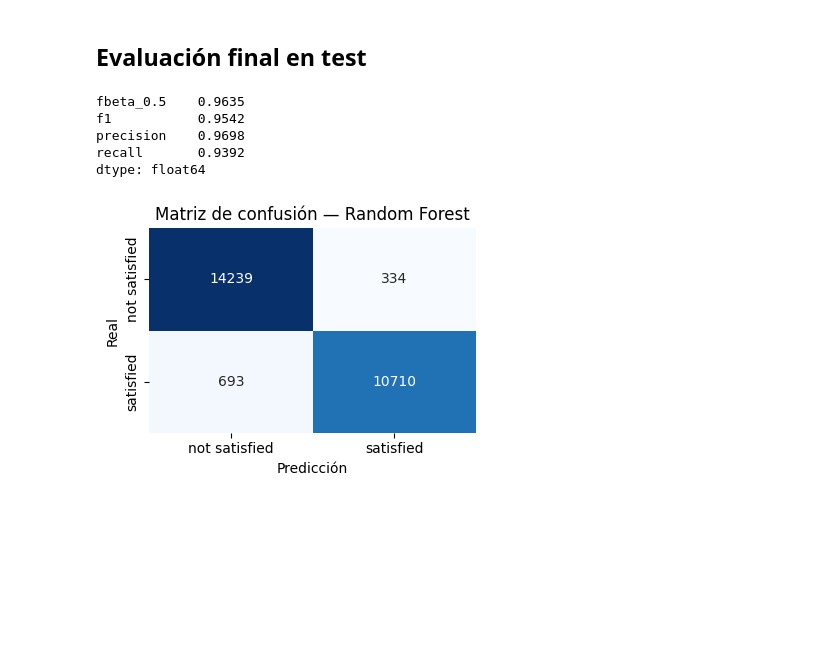
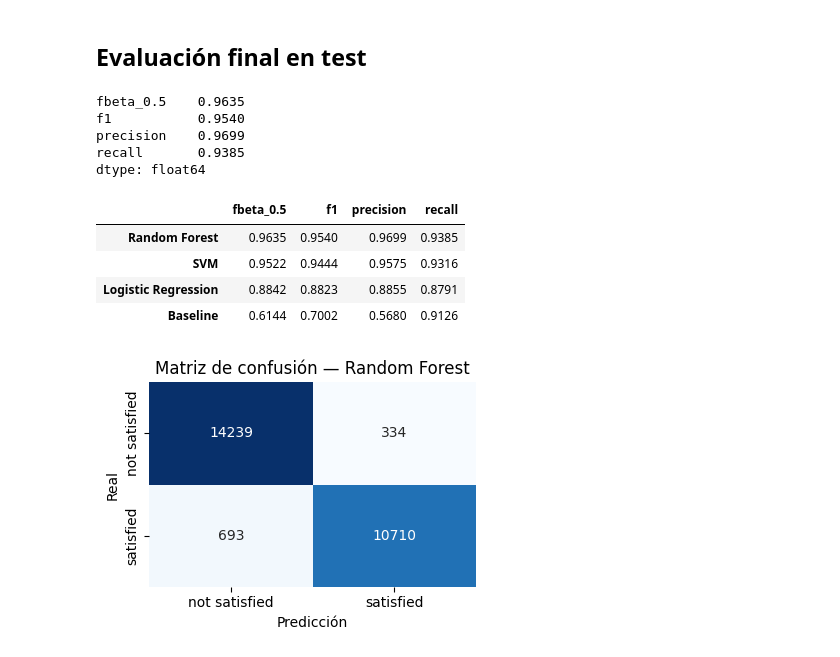
Before and after one commit to FIUBA-Posgrado-Inteligencia-Artificial/aprMaqI_CEIA, a Jupyter notebook: trabajo_practico/desarrollo.ipynb, the cells around one changed output. Drawn from its saved outputs; the diff is of its cells as text; code cells hidden in the pictures; blank space fills up the shorter version.

Commit message:
Calculo de mejor modelo

```diff
--- a/trabajo_practico/desarrollo.ipynb
+++ b/trabajo_practico/desarrollo.ipynb
@@ -1768,19 +1766,23 @@ df_test_model_ready = pd.read_csv("./datasets/df_test_model_ready.csv")
 X_test = df_test_model_ready.drop(columns=target_var)
 
 y_test = df_test_model_ready[target_var]
-
-best_model = models["Random Forest"]
-
-best_model.fit(X_train, y_train)
-
-y_test_pred = best_model.predict(X_test)
-
-test_metrics = eval_metrics(y_test, y_test_pred, pos_label)
-
-pd.Series(test_metrics).round(4)
 # %% [output]
 fbeta_0.5    0.9635
-f1           0.9542
-precision    0.9698
-recall       0.9392
+f1           0.9540
+precision    0.9699
+recall       0.9385
 dtype: float64
+# %%
+collector = MetricsCollector()
+
+for name, model in models.items():
+    y_pred = model.fit(X_train, y_train).predict(X_test)
+    collector.add(name, eval_metrics(y_test, y_pred, pos_label))
+
+collector.to_dataframe().sort_values('fbeta_0.5', ascending=False).round(4)
+# %% [output]
+|  | fbeta_0.5 | f1 | precision | recall |
+| Random Forest | 0.9635 | 0.9540 | 0.9699 | 0.9385 |
+| SVM | 0.9522 | 0.9444 | 0.9575 | 0.9316 |
+| Logistic Regression | 0.8842 | 0.8823 | 0.8855 | 0.8791 |
+| Baseline | 0.6144 | 0.7002 | 0.5680 | 0.9126 |
```
Also changed, not shown: parts of 12 cells of this notebook.
